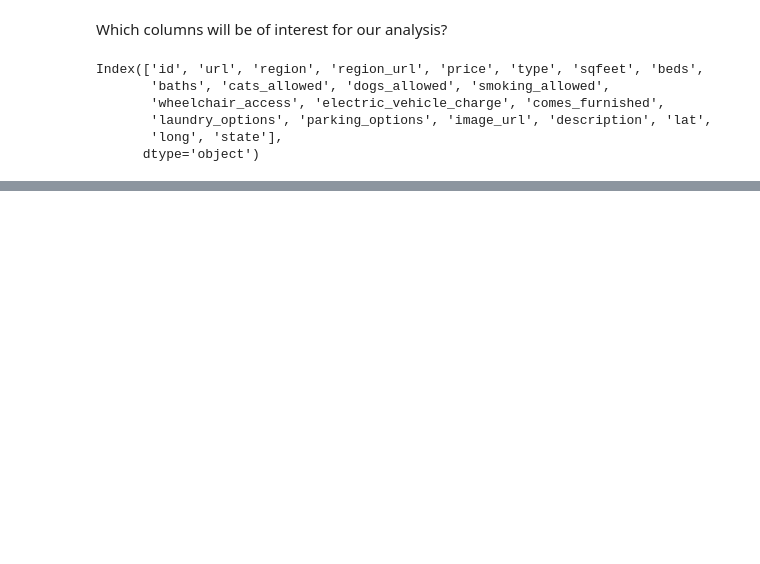
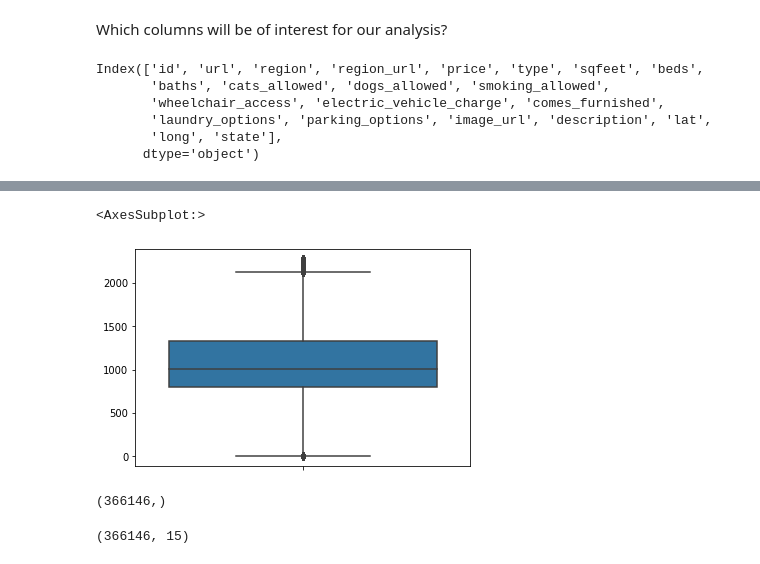
Before and after one commit to moferg/usa-housing-analysis, a Jupyter notebook: usa_housing_analysis.ipynb, the cells around one changed output, grey strips where cells are left out. Saved outputs shown, nothing was run; the diff lists cells and outputs as text; code cells hidden in the pictures; blank space fills up the shorter version.

```diff
--- a/usa_housing_analysis.ipynb
+++ b/usa_housing_analysis.ipynb
@@ -102,0 +127,8 @@ df_trimmed.to_csv('data\housing_trimmed.csv')
+# %%
+# Use numpy to find the interquartile range
+
+q3 = np.quantile(df_trimmed['price'], 0.75)
+q1 = np.quantile(df_trimmed['price'], 0.25)
+iqr = q3 - q1
+
+iqr
@@ -102,0 +137,14 @@ df_trimmed.to_csv('data\housing_trimmed.csv')
+# %%
+# Create a list of values in df_trimmed.price that fall within our desired range
+
+lower_range = q1 - (1.5*iqr)
+upper_range = q3 + (1.5*iqr)
+
+list_no_outliers = [x for x in df_trimmed['price'] if (
+    (x > lower_range) & (x < upper_range))]
+# %%
+# Convert list_no_outliers to a series
+
+price_no_outliers = pd.Series(list_no_outliers)
+
+type(price_no_outliers)
@@ -102,0 +165,23 @@ df_trimmed.to_csv('data\housing_trimmed.csv')
+# %%
+# Use seaborn to create a boxplot of price_no_outliers
+
+sns.boxplot(y = price_no_outliers)
+# %% [output]
+<AxesSubplot:>
+[figure, added]
+# %%
+# Find amount of rows in price_no_outliers (we want a new df with this many rows)
+
+price_no_outliers.shape
+# %% [output]
+(366146,)
+# %%
+# Create a mask to filter out outliers, then check shape of new df to ensure it matches amount from above cell
+
+outlier_mask = (df_trimmed.price > lower_range) & (df_trimmed.price < upper_range)
+
+df_no_outliers = df_trimmed[outlier_mask]
+
+df_no_outliers.shape
+# %% [output]
+(366146, 15)
```
Also changed, not shown: parts of 13 cells of this notebook.
